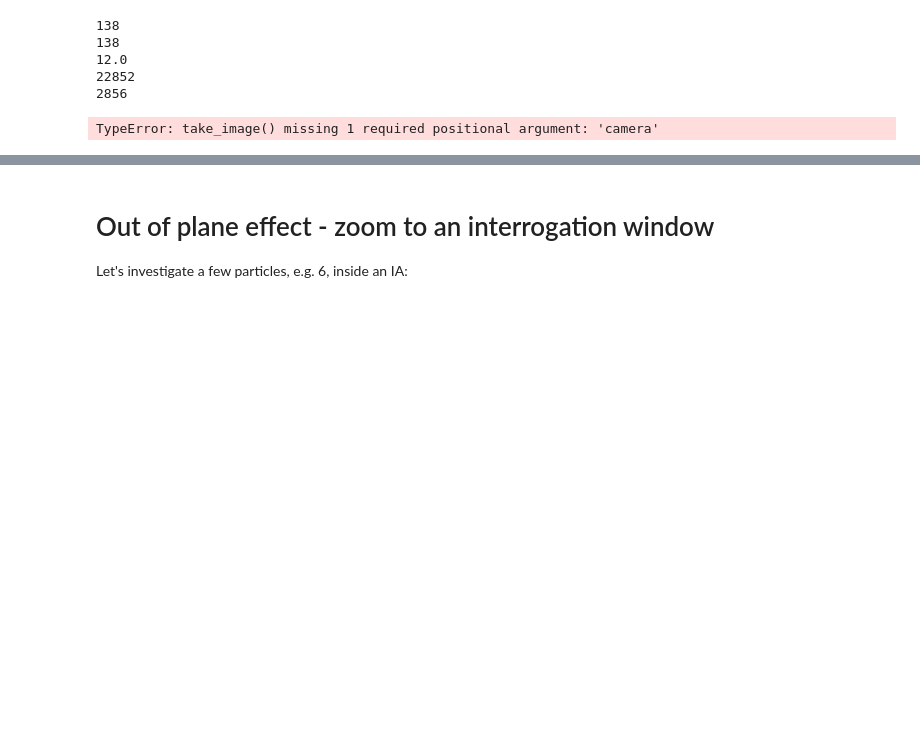
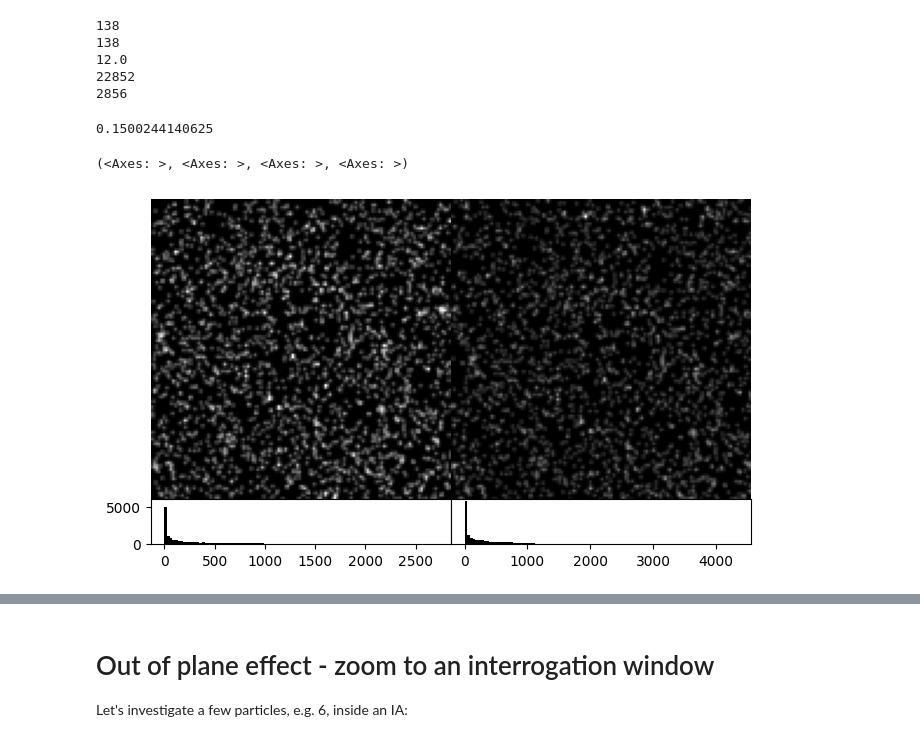
Before and after one commit to matthiasprobst/synpivimage, a Jupyter notebook: examples/out_of_plane.ipynb, the cells around one changed output, grey strips where cells are left out. Cells and saved outputs as stored; diff of their text form; code cells hidden in the pictures; blank space fills up the shorter version.

Commit message:
add pivimage and fix example notebooks

```diff
--- a/examples/out_of_plane.ipynb
+++ b/examples/out_of_plane.ipynb
@@ -165,25 +172,26 @@ particles = spi.Particles(
 2856
 # %%
 imgA, partA = spi.take_image(particles=particles,
-                             cam=cam,
+                             camera=cam,
                              laser=laser,
                              particle_peak_count=1000)
-# %% [output]
-TypeError: take_image() missing 1 required positional argument: 'camera'
 # %%
 partA.in_fov.sum()/cam.nx/cam.ny
+# %% [output]
+0.1500244140625
 # %%
 partB = partA.displace(dx=5, dy=10, dz=0.1)
 # %%
-imgB, partB = spi.take_image(particles=partB,
-                            cam=cam, laser=laser,
-                             particle_peak_count=1000)
+imgB, partB = spi.take_image(
+    particles=partB,
+    camera=cam, laser=laser,
+    particle_peak_count=1000)
 # %%
-fig, axs = plt.subplots(1, 2)
-plot_img(imgA, axs[0], vmax=1200)
-plot_img(imgB, axs[1], vmax=1200)
-plt.tight_layout()
-plt.show()
+imgpair = PIVImagePair(A=PIVImage.from_array(imgA), B=PIVImage.from_array(imgB))
+imgpair.plot()
+# %% [output]
+(<Axes: >, <Axes: >, <Axes: >, <Axes: >)
+[figure, added]
 # %%
 plt.scatter(partA.x[partA.in_fov], partA.y[partA.in_fov], color='g')
 plt.scatter(partA.x[~partA.in_fov], partA.y[~partA.in_fov], color='k')
```
Also changed, not shown: parts of 16 cells of this notebook, 7 other files.
